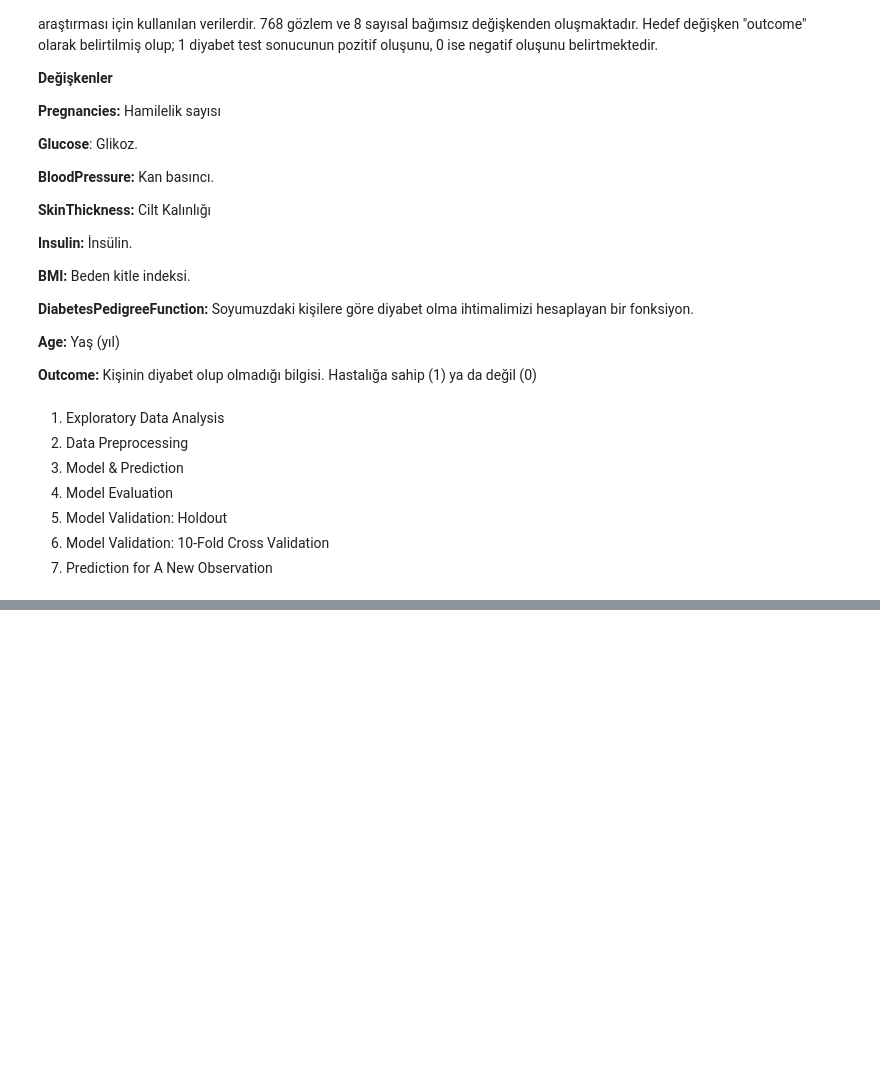
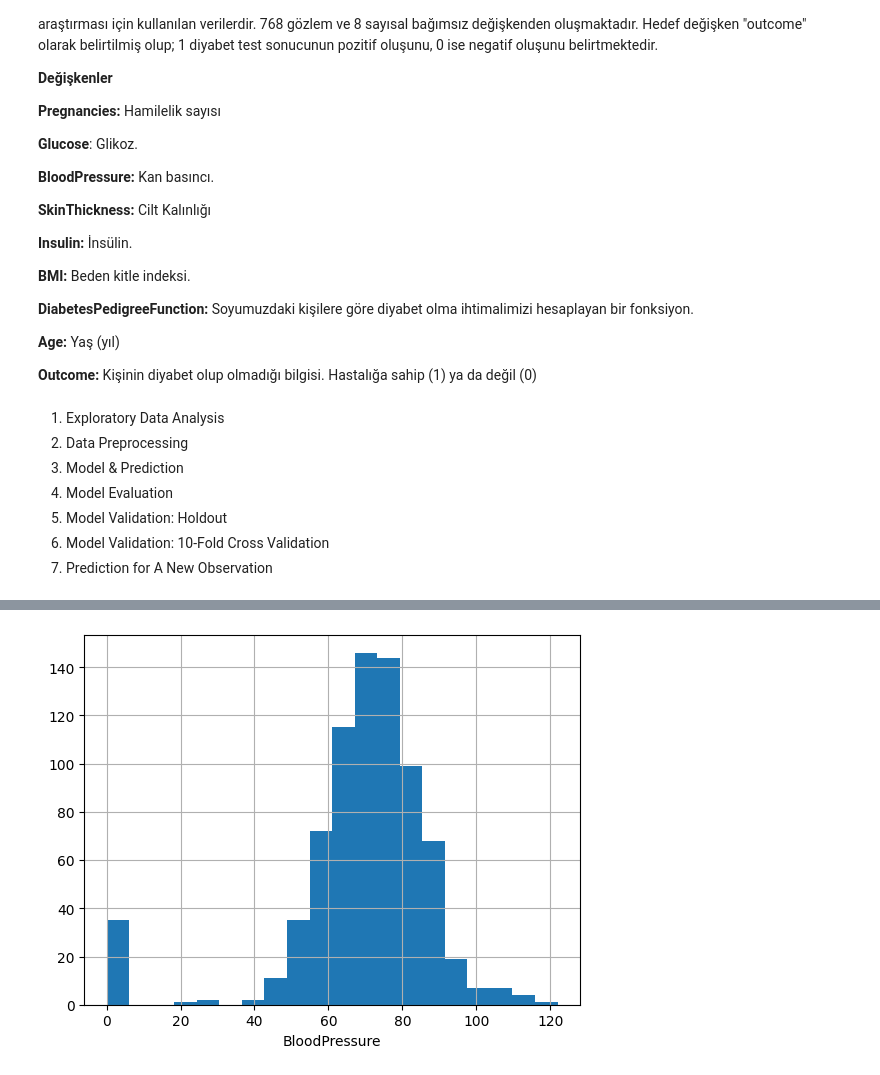
Before and after one commit to aylaIssi/Machine-Learning, a Jupyter notebook: Logistic_Regression.ipynb, the cells around one changed output, grey strips where cells are left out. Drawn from its saved outputs; the diff is of its cells as text; code cells hidden in the pictures; blank space fills up the shorter version.

```diff
--- a/Logistic_Regression.ipynb
+++ b/Logistic_Regression.ipynb
@@ -53,0 +125,6 @@ ImportError: ignored
+# %%
+df["BloodPressure"].hist(bins=20)
+plt.xlabel("BloodPressure")
+plt.show()
+# %% [output]
+[figure, added]
```
Also changed, not shown: parts of 15 cells of this notebook.
